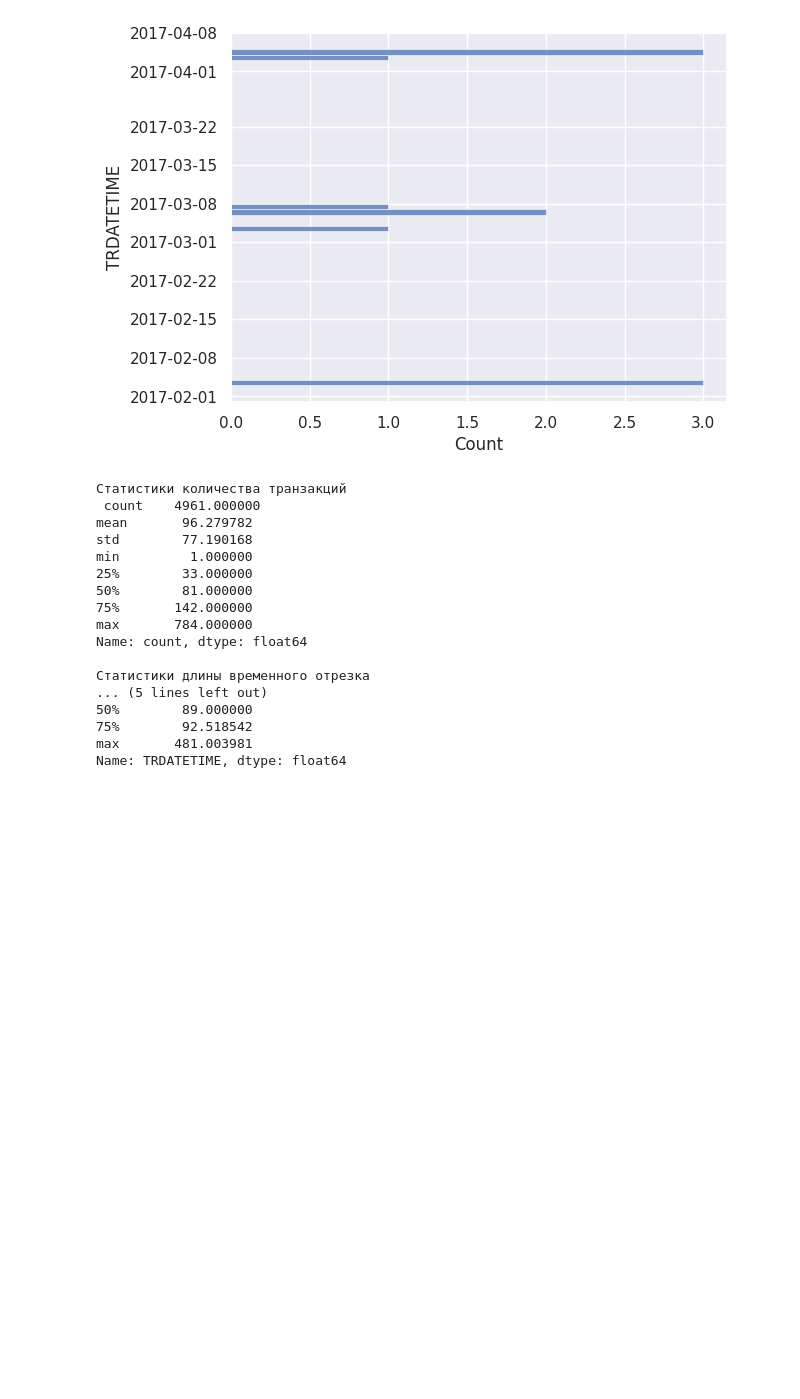
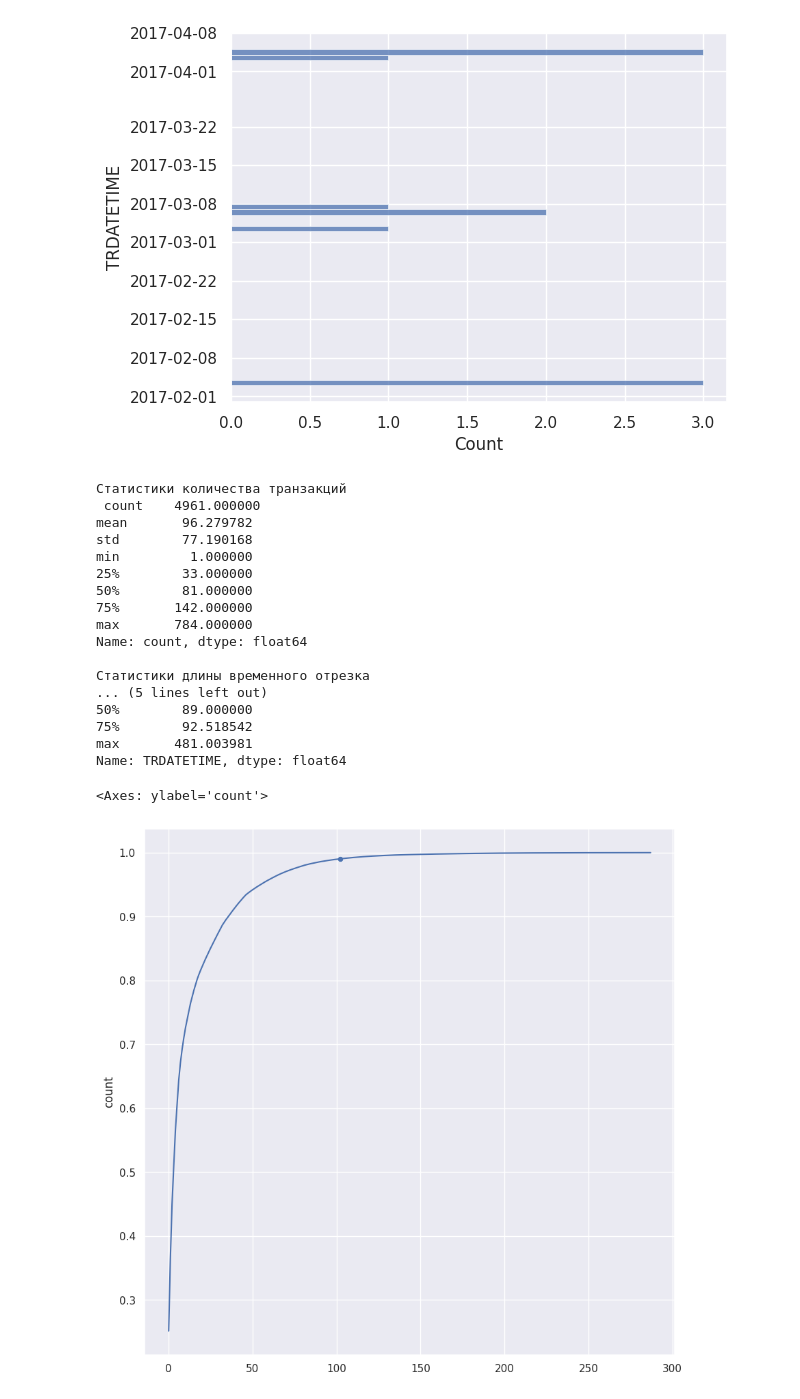
Before and after one commit to reizkh/event-sequence-embeddings, a Jupyter notebook: eda.ipynb, the cells around one changed output. Cells and saved outputs as stored; diff of their text form; code cells hidden in the pictures; blank space fills up the shorter version.

```diff
--- a/eda.ipynb
+++ b/eda.ipynb
@@ -144,3 +144,17 @@ Name: count, dtype: float64
 75%        92.518542
 max       481.003981
 Name: TRDATETIME, dtype: float64
+# %%
+plt.figure(figsize=(10, 10))
+
+mcc_weights = df["MCC"].value_counts() / df["MCC"].shape[0]
+mcc_weights = mcc_weights.cumsum().reset_index(drop=True)
+
+threshold = 0.99
+
+x = mcc_weights.searchsorted(threshold)
+sns.lineplot(mcc_weights)
+sns.scatterplot(x=[x], y=[threshold])
+# %% [output]
+<Axes: ylabel='count'>
+[figure, added]
```
Also changed, not shown: 5 other files.
